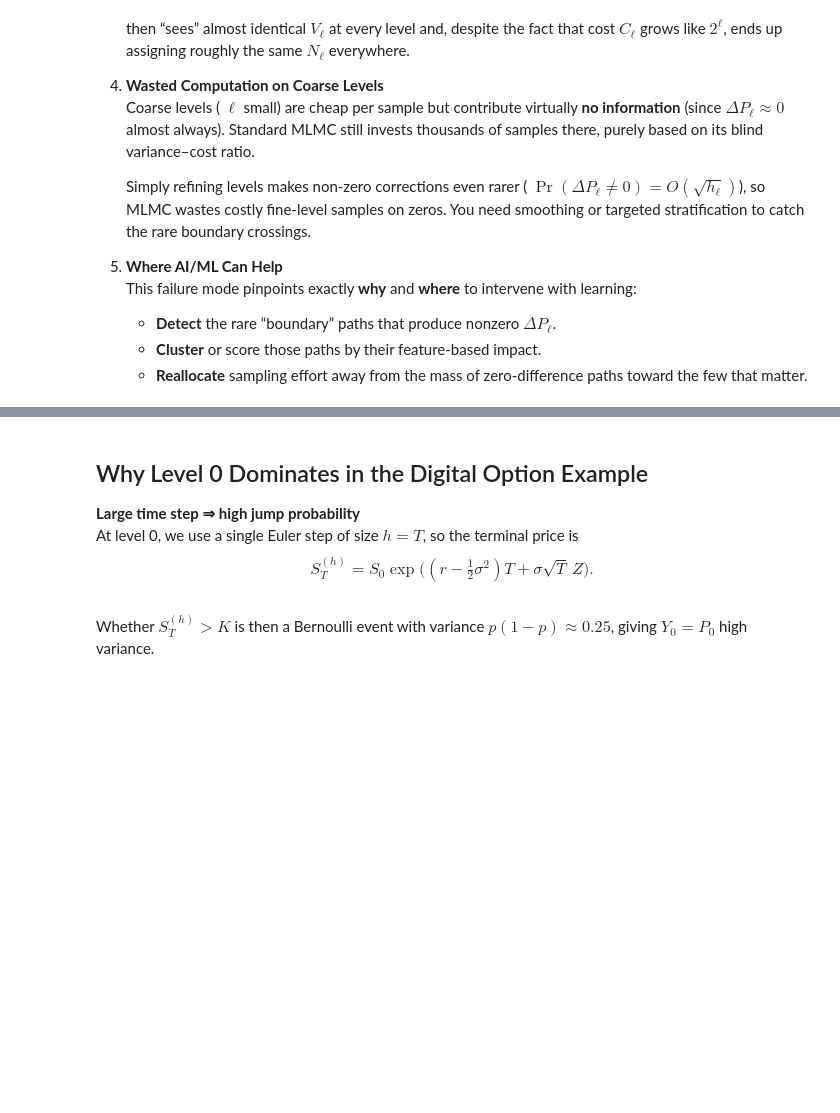
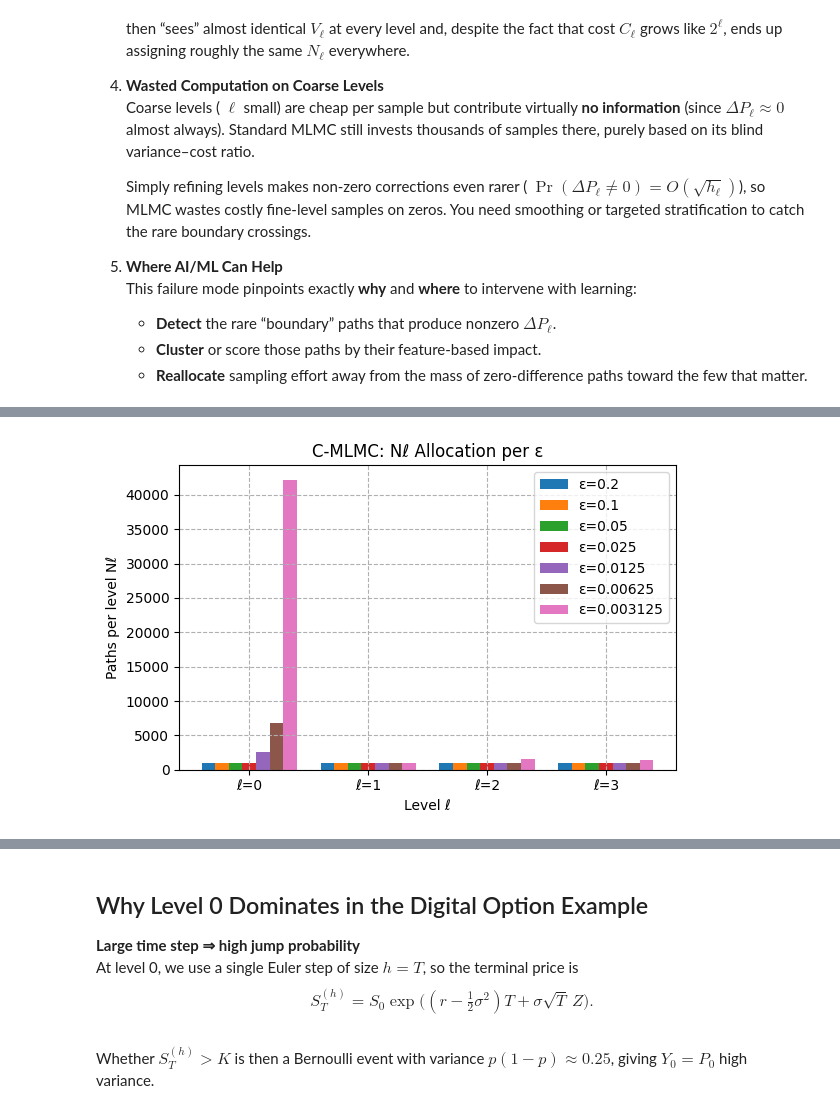
Before and after one commit to AlaaBouattour/Multilevel-Monte-Carlo, a Jupyter notebook: examples/mlmc_blind_sampling_problem.ipynb, the cells around one changed output, grey strips where cells are left out. Saved outputs shown, nothing was run; the diff lists cells and outputs as text; code cells hidden in the pictures; blank space fills up the shorter version.

```diff
--- a/examples/mlmc_blind_sampling_problem.ipynb
+++ b/examples/mlmc_blind_sampling_problem.ipynb
@@ -310,0 +187,11 @@ plt.show()
+# %%
+# feature extractor for C_MLMC
+def feature_fn(detail):
+    S_f = detail["S_fine"]
+    S_c = detail.get("S_coarse", S_f)
+    return np.array([
+        abs(S_f - K),
+        int(S_f > K),
+    ])
+
+cmlmc_obj  = C_MLMC(level_fn, feature_fn, Lmin=2, Lmax=20, n_clusters=3, N0=1000)
@@ -310,0 +237,11 @@ plt.show()
+# %%
+# exact price
+print(f"Exact price: {exact}")
+
+# results
+df2 = pd.DataFrame(records2)
+
+Nl_df2 = pd.DataFrame(df2["N_per_level"].tolist(), index=df2.index).add_prefix("N_l_")
+out2 = pd.concat([df2.drop(columns="N_per_level"), Nl_df2], axis=1)
+out2 = out2.fillna(0)
+display(out2)
@@ -310,0 +258,22 @@ plt.show()
+# %%
+level_cols = [col for col in out2.columns if col.startswith("N_l_")]
+levels = np.arange(len(level_cols))
+bar_width = 0.8 / len(out2)
+
+fig, ax = plt.subplots(figsize=(6, 4))
+
+for i, (_, row) in enumerate(out2.iterrows()):
+    Nl = row[level_cols].values
+    ax.bar(levels + i * bar_width, Nl, width=bar_width, label=f"ε={row['epsilon']}")
+
+ax.set_xticks(levels + bar_width * (len(out2) - 1) / 2)
+ax.set_xticklabels([col.replace("N_l_", "ℓ=") for col in level_cols])
+ax.set_xlabel("Level ℓ")
+ax.set_ylabel("Paths per level Nℓ")
+ax.set_title("C-MLMC: Nℓ Allocation per ε")
+ax.legend()
+ax.grid(True, which="both", ls="--")
+plt.tight_layout()
+plt.show()
+# %% [output]
+[figure, added]
```
Also changed, not shown: parts of 22 cells of this notebook, 7 other files.
